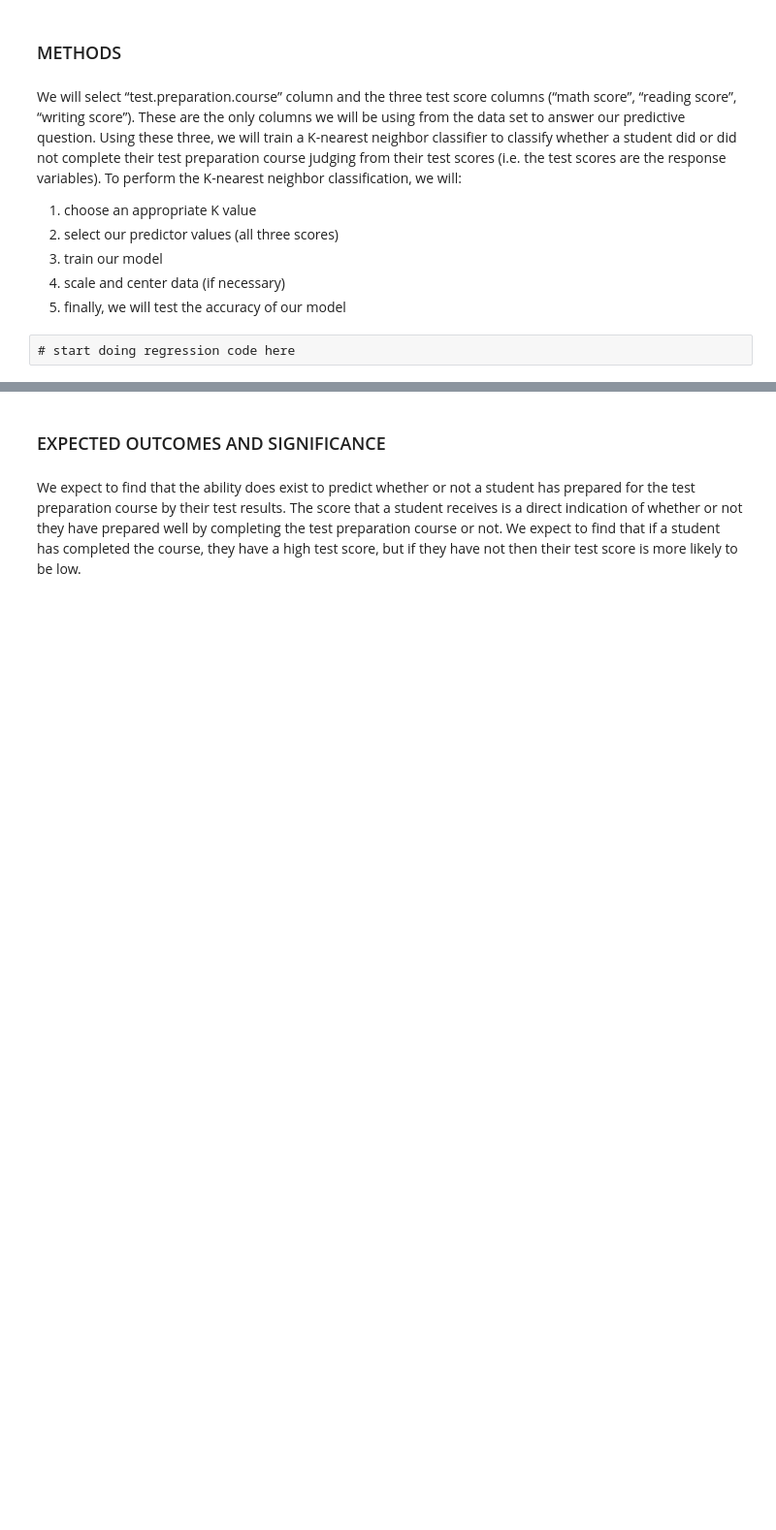
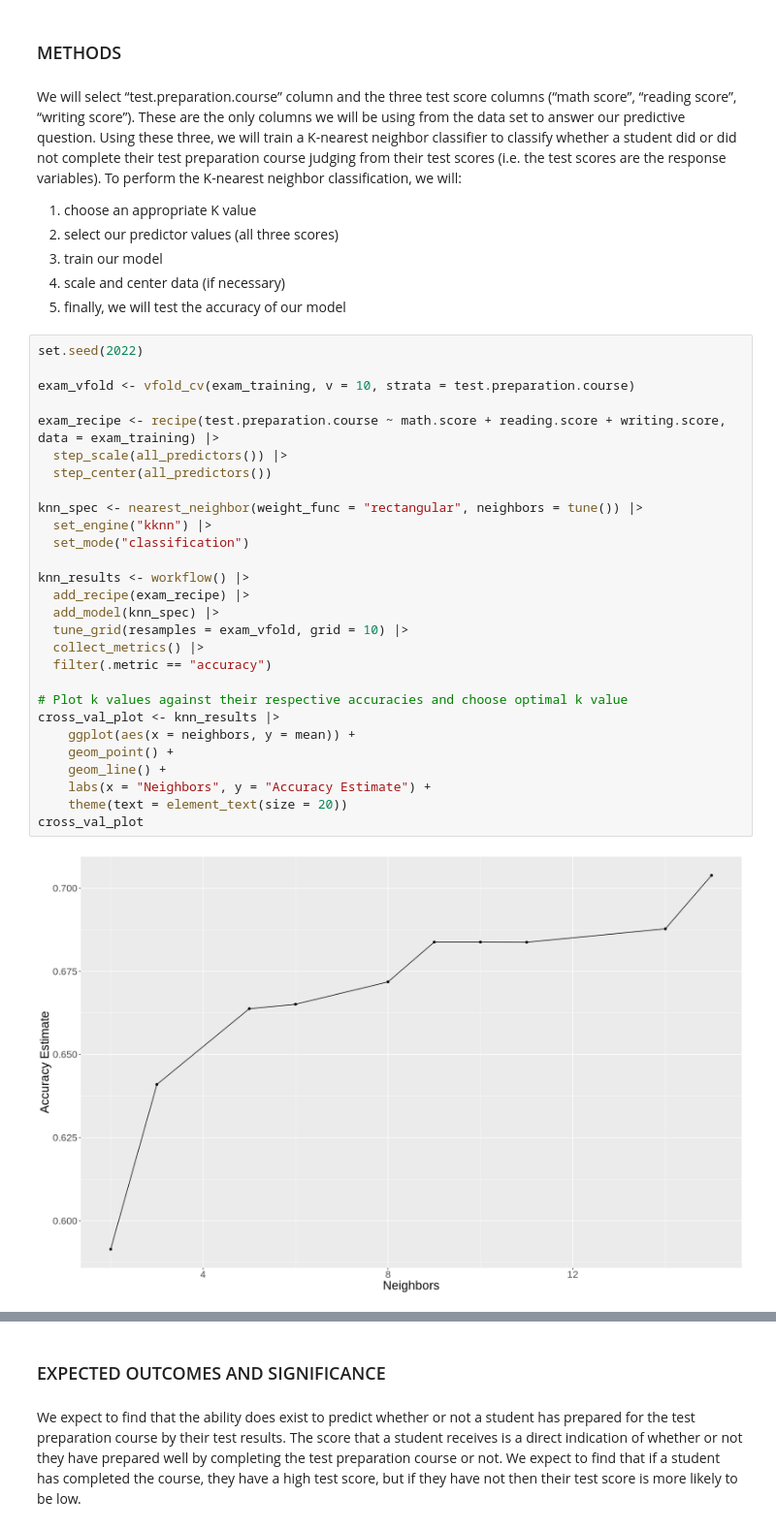
Before and after one commit to mayas02/dsci-100-2022w1-group-89, a Jupyter notebook: dataset.ipynb, the cells around one changed output, grey strips where cells are left out. Shown: that part at 97% size. Drawn from its saved outputs; the diff is of its cells as text; blank space fills up the shorter version.

Commit message:
Finish Predict

```diff
--- a/dataset.ipynb
+++ b/dataset.ipynb
@@ -185,5 +199,33 @@ We will select “test.preparation.course” column and the three test score col
 3. train our model
 4. scale and center data (if necessary)
 4. finally, we will test the accuracy of our model
-# %% [raw]
-# start doing regression code here
+# %%
+set.seed(2022)
+
+exam_vfold <- vfold_cv(exam_training, v = 10, strata = test.preparation.course)
+
+exam_recipe <- recipe(test.preparation.course ~ math.score + reading.score + writing.score, data = exam_training) |>
+  step_scale(all_predictors()) |>
+  step_center(all_predictors())
+
+knn_spec <- nearest_neighbor(weight_func = "rectangular", neighbors = tune()) |>
+  set_engine("kknn") |>
+  set_mode("classification")
+
+knn_results <- workflow() |>
+  add_recipe(exam_recipe) |>
+  add_model(knn_spec) |>
+  tune_grid(resamples = exam_vfold, grid = 10) |>
+  collect_metrics() |>
+  filter(.metric == "accuracy")
+
+# Plot k values against their respective accuracies and choose optimal k value
+cross_val_plot <- knn_results |>
+    ggplot(aes(x = neighbors, y = mean)) +
+    geom_point() +
+    geom_line() +
+    labs(x = "Neighbors", y = "Accuracy Estimate") +
+    theme(text = element_text(size = 20))
+cross_val_plot
+# %% [output]
+[figure, added]
```
Also changed, not shown: parts of 4 cells of this notebook.
